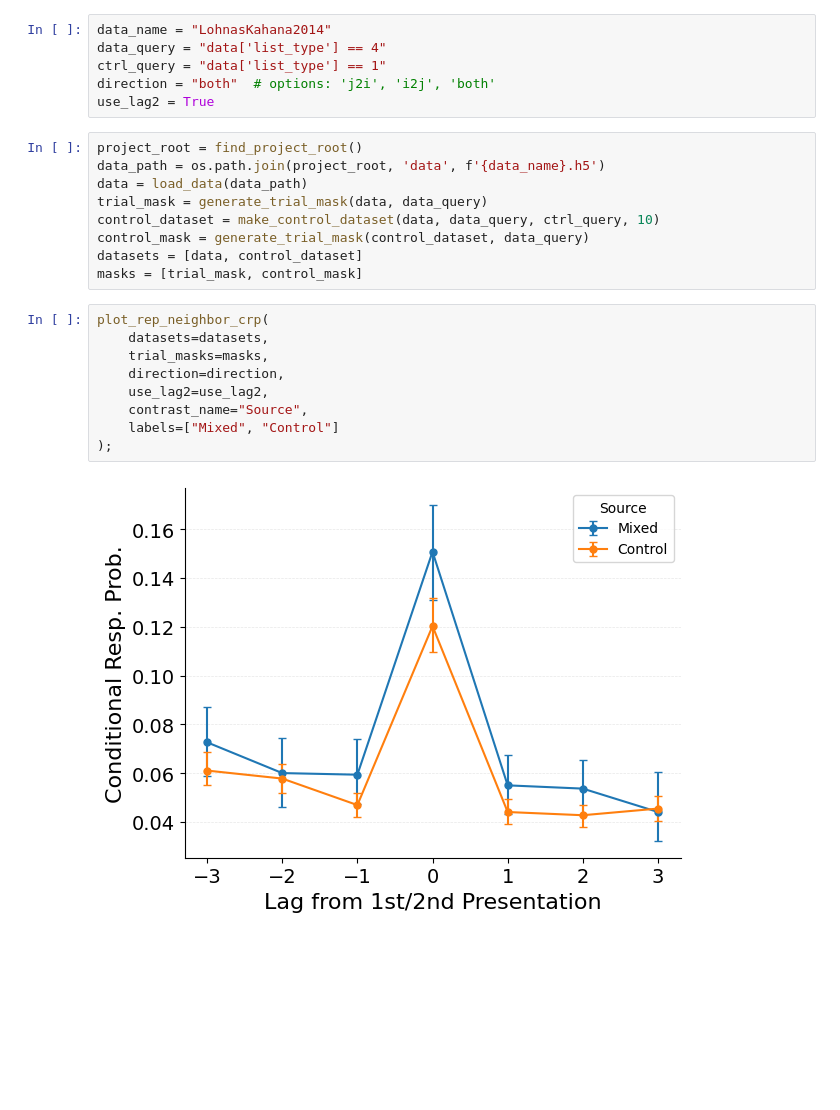
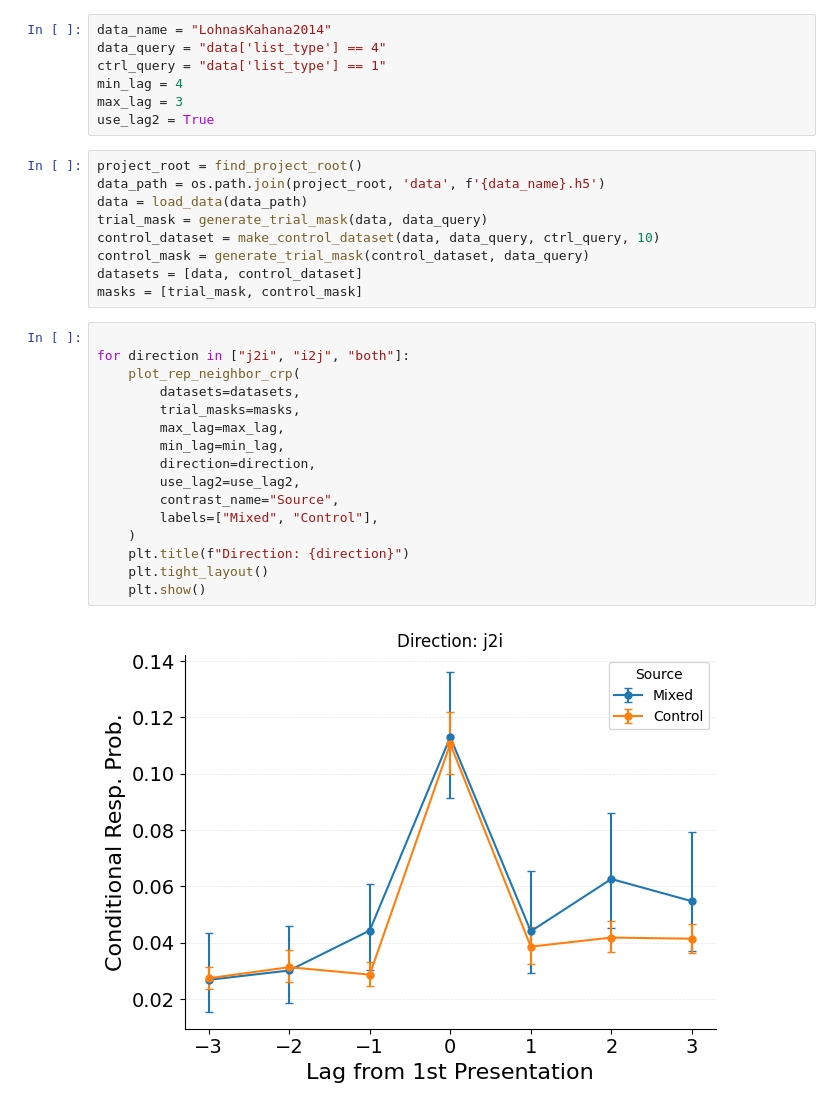
Before and after one commit to githubpsyche/jaxcmr, a Jupyter notebook: templates/repneighborcrp.ipynb, the cells around one changed output. Cells and saved outputs as stored; diff of their text form; blank space fills up the shorter version.

```diff
--- a/templates/repneighborcrp.ipynb
+++ b/templates/repneighborcrp.ipynb
@@ -27,7 +33,8 @@ from jaxcmr.repetition import make_control_dataset
 data_name = "LohnasKahana2014"
 data_query = "data['list_type'] == 4"
 ctrl_query = "data['list_type'] == 1"
-direction = "both"  # options: 'j2i', 'i2j', 'both'
+min_lag = 4
+max_lag = 3
 use_lag2 = True
 # %%
 project_root = find_project_root()
@@ -39,13 +46,20 @@ control_mask = generate_trial_mask(control_dataset, data_query)
 datasets = [data, control_dataset]
 masks = [trial_mask, control_mask]
 # %%
-plot_rep_neighbor_crp(
-    datasets=datasets,
-    trial_masks=masks,
-    direction=direction,
-    use_lag2=use_lag2,
-    contrast_name="Source",
-    labels=["Mixed", "Control"]
-);
+
+for direction in ["j2i", "i2j", "both"]:
+    plot_rep_neighbor_crp(
+        datasets=datasets,
+        trial_masks=masks,
+        max_lag=max_lag,
+        min_lag=min_lag,
+        direction=direction,
+        use_lag2=use_lag2,
+        contrast_name="Source",
+        labels=["Mixed", "Control"],
+    )
+    plt.title(f"Direction: {direction}")
+    plt.tight_layout()
+    plt.show()
 # %% [output]
-[figure, old version]
+[figure, new version]
```
Also changed, not shown: parts of 4 cells of this notebook, 3 other files.
